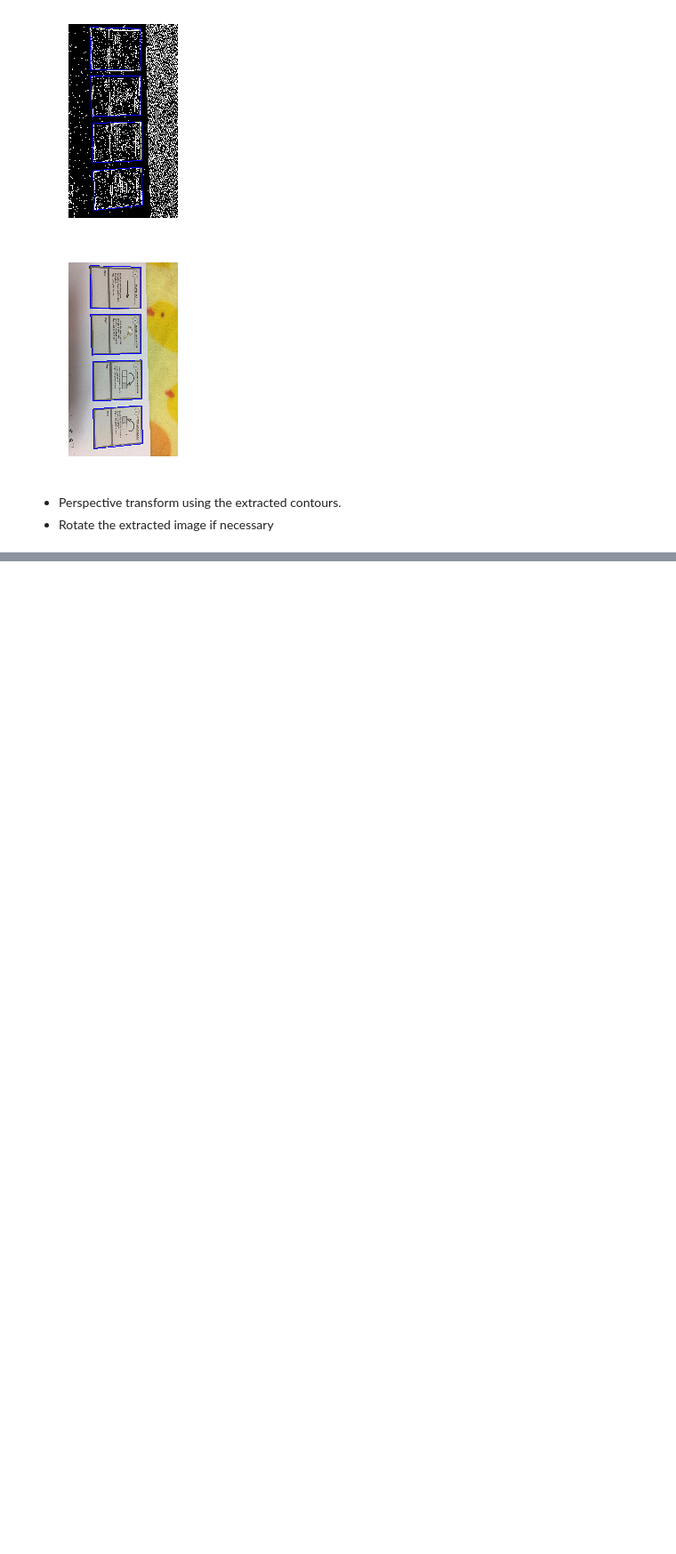
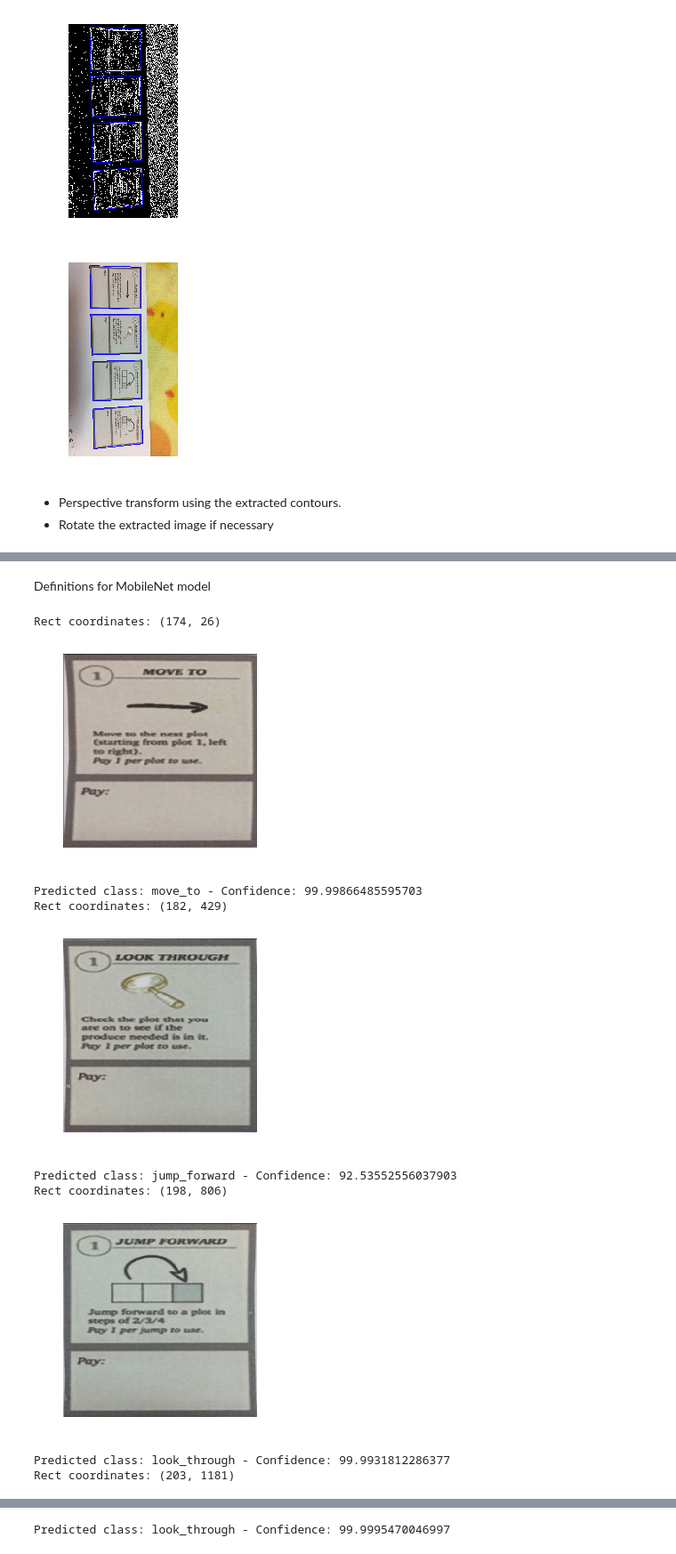
Before and after one commit to luungoc2005/card-extrator, a Jupyter notebook: open-cv-card-extractor.ipynb, the cells around one changed output, grey strips where cells are left out. Shown at 89% size. Cells and saved outputs as stored; diff of their text form; code cells hidden in the pictures; blank space fills up the shorter version.

Commit message:
finished model training

```diff
--- a/open-cv-card-extractor.ipynb
+++ b/open-cv-card-extractor.ipynb
@@ -8,6 +8,8 @@ from os import path, listdir
 
 BASE_PATH = !pwd
 TRAIN_PATH = BASE_PATH[0] + '/train_images/'
+FULL_MODEL_PATH = BASE_PATH[0] + '/full_model.h5'
+CLASS_DEF_PATH = BASE_PATH[0] + '/classes_def.json'
 
 MAX_CONTOURS = 30
 IMAGE_SIZE = (1600, 900)
@@ -242,7 +244,3 @@ plot_image(img_data)
 # %% [markdown]
 - Perspective transform using the extracted contours.
 - Rotate the extracted image if necessary
-# %%
-for data in list(img_file.extract_cards(resize=(200, 300))):
-    print('Rect coordinates: %s' % str((data['x'], data['y'])))
-    plot_image(data['img'])
@@ -257,0 +247,2 @@ Rect coordinates: (203, 1181)
+# %% [markdown]
+Definitions for MobileNet model
@@ -257,0 +384,41 @@ Rect coordinates: (203, 1181)
+# %%
+from keras.models import load_model
+import json
+
+with open(CLASS_DEF_PATH, 'r') as classes_file:
+    classes = json.load(classes_file)
+
+cards_list = list(img_file.extract_cards(resize=(224, 224)))
+
+if len(cards_list) > 0:
+    img_list = [item['img'] for item in cards_list]
+    img_list = np.array(img_list, dtype='float32')
+
+    model = load_model(FULL_MODEL_PATH, custom_objects={
+                'relu6': relu6,
+                'DepthwiseConv2D': DepthwiseConv2D
+            })
+
+    result = model.predict(img_list, batch_size=len(img_list))
+
+    for idx, data in enumerate(cards_list):
+        print('Rect coordinates: %s' % str((data['x'], data['y'])))
+        plot_image(data['img'])
+
+        predict_result = result[idx]
+        class_index = np.argmax(predict_result)
+        class_confidence = predict_result[class_index] * 100
+        print('Predicted class: %s - Confidence: %s' % (classes[class_index], class_confidence))
+else:
+    print('Found no cards within the image')
+# %% [output]
+Rect coordinates: (174, 26)
+[figure, added]
+Predicted class: move_to - Confidence: 99.99866485595703
+Rect coordinates: (182, 429)
+[figure, added]
+Predicted class: jump_forward - Confidence: 92.53552556037903
+Rect coordinates: (198, 806)
+[figure, added]
+Predicted class: look_through - Confidence: 99.9931812286377
+Rect coordinates: (203, 1181)
@@ -257,0 +426 @@ Rect coordinates: (203, 1181)
+Predicted class: look_through - Confidence: 99.9995470046997
```
Also changed, not shown: parts of 3 cells of this notebook, 7 other files.
